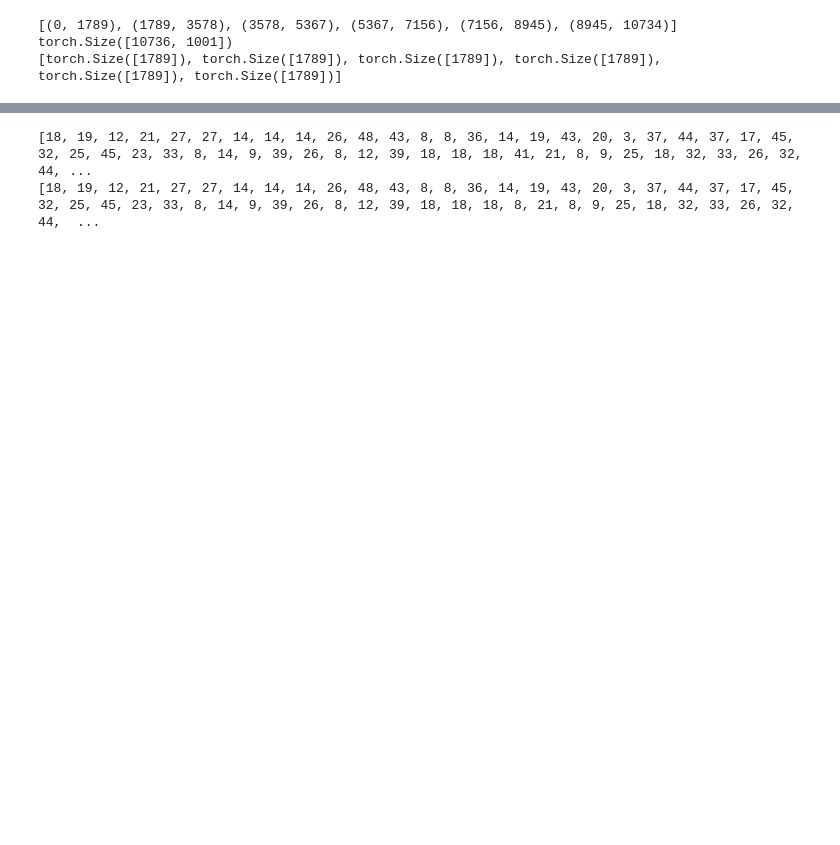
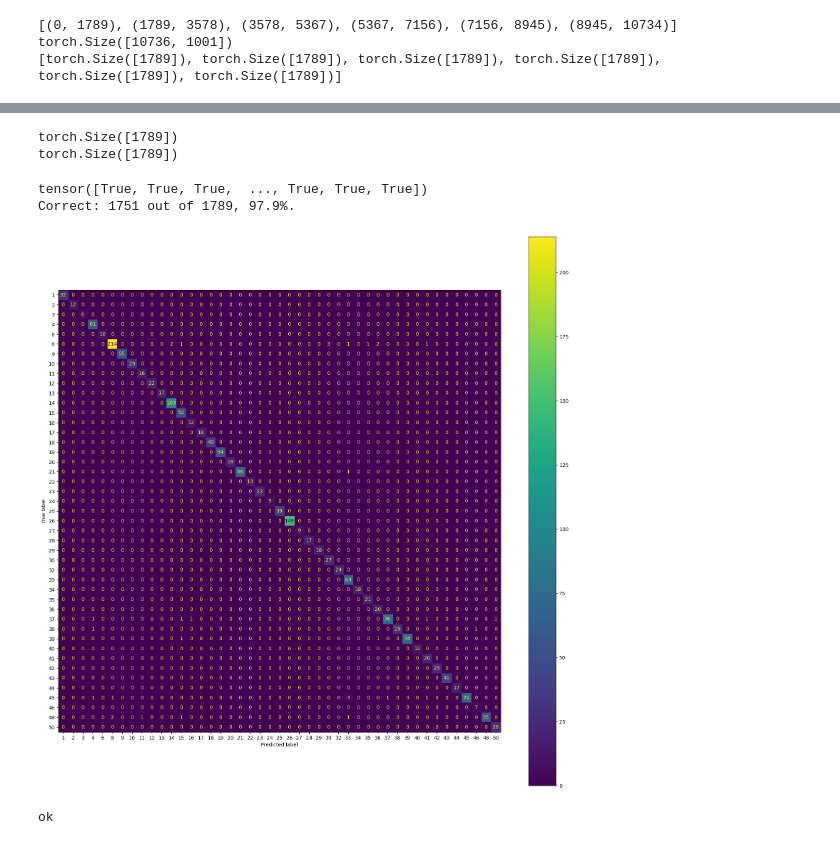
Before and after one commit to mpeschel10/CMPSC-445-Final-Project, a Jupyter notebook: main.ipynb, the cells around one changed output, grey strips where cells are left out. Drawn from its saved outputs; the diff is of its cells as text; code cells hidden in the pictures; blank space fills up the shorter version.

Commit message:
Evaluate the model and generate confusion matrix

```diff
--- a/main.ipynb
+++ b/main.ipynb
@@ -640,21 +607,45 @@ predicted_segments[segment] = predictions
-# %%
-segment = 5
-start, end = segment_indices[segment]
-expected = expected_segments[segment]
-
-sample_textauthor = test_data[start:end]
-sample_text = sample_textauthor[:, :-1]
-predictions = get_authors(sample_text)
-# print('Expected is\n\t', '\n\t'.join(f'{author_id}: {id_to_author[author_id]}' for author_id in sample_authorid))
-# print('Observed is\n\t', '\n\t'.join(f'{author_id}: {id_to_author[author_id]}' for author_id in predictions))
-predicted_segments[segment] = predictions
 # %%
-# print(predicted_segments)
-print(predicted_segments[0])
-# print(expected_segments[0].tolist())
-# sample_predictedauthorid = torch.tensor(predictions)
-# accuracy = torch.sum(sample_predictedauthorid == sample_authorid) / sample_authorid.shape[0]
-# accuracy
+
+working_predicted = []
+working_true = []
+for i in range(len(predicted_segments)):
+    predicted = predicted_segments[i]
+    if predicted is None: break
+    working_predicted.append(predicted)
+    working_true.append(expected_segments[i])
+working_predicted = torch.flatten(torch.tensor(working_predicted))
+working_true = torch.flatten(torch.stack(working_true))
+print(working_predicted.shape)
+print(working_true.shape)
 # %% [output]
-[18, 19, 12, 21, 27, 27, 14, 14, 14, 26, 48, 43, 8, 8, 36, 14, 19, 43, 20, 3, 37, 44, 37, 17, 45, 32, 25, 45, 23, 33, 8, 14, 9, 39, 26, 8, 12, 39, 18, 18, 18, 41, 21, 8, 9, 25, 18, 32, 33, 26, 32, 44, ...
-[18, 19, 12, 21, 27, 27, 14, 14, 14, 26, 48, 43, 8, 8, 36, 14, 19, 43, 20, 3, 37, 44, 37, 17, 45, 32, 25, 45, 23, 33, 8, 14, 9, 39, 26, 8, 12, 39, 18, 18, 18, 8, 21, 8, 9, 25, 18, 32, 33, 26, 32, 44,  ...
+torch.Size([1789])
+torch.Size([1789])
+# %%
+print(working_predicted == working_true)
+correct_count = torch.sum(working_predicted == working_true)
+total_count = working_true.shape[0]
+print(f'Correct: {correct_count} out of {total_count}, {correct_count / total_count * 100:.1f}%.')
+# print(predicted_segments)
+# print(predicted_segments[0])
+# print(expected_segments[0].tolist())
+# sample_predictedauthorid = torch.tensor(predictions)
+# accuracy = torch.sum(sample_predictedauthorid == sample_authorid) / sample_authorid.shape[0]
+# accuracy
+# %% [output]
+tensor([True, True, True,  ..., True, True, True])
+Correct: 1751 out of 1789, 97.9%.
+# %%
+import matplotlib.pyplot as plt
+# plt.figure(figsize=(20, 20))
+figure = ConfusionMatrixDisplay.from_predictions(working_true, working_predicted, labels=sorted(list(valid_authors))).figure_
+figure.set_size_inches(20, 20)
+# figure
+# %% [output]
+[figure, added]
+# %%
+
+figure.savefig('confusion_matrix.pdf')
+figure.savefig('confusion_matrix.png')
+print('ok')
+# %% [output]
+ok
```
Also changed, not shown: parts of 12 cells of this notebook, 1 other file.
